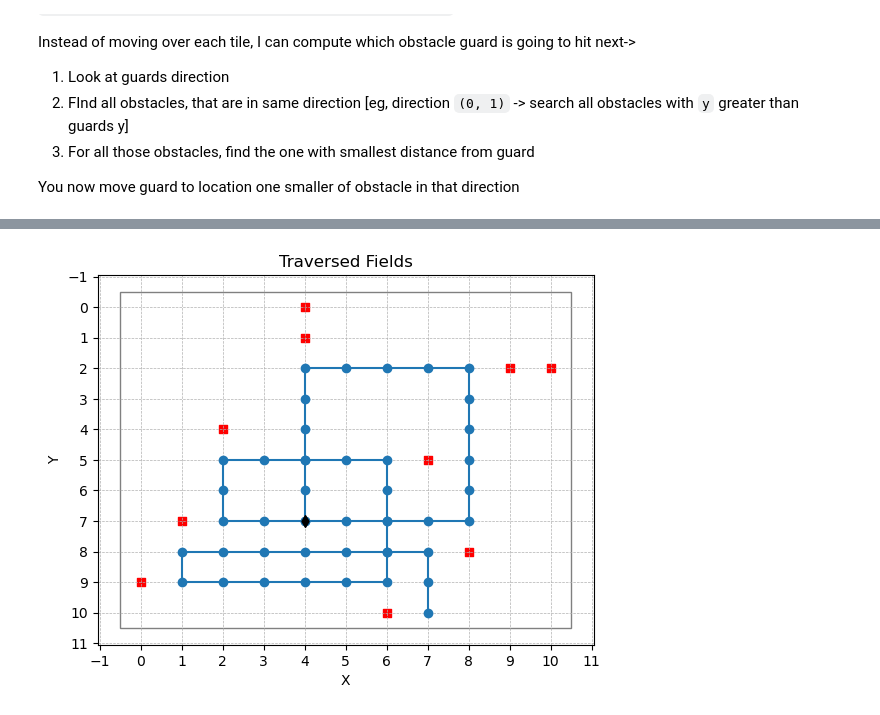
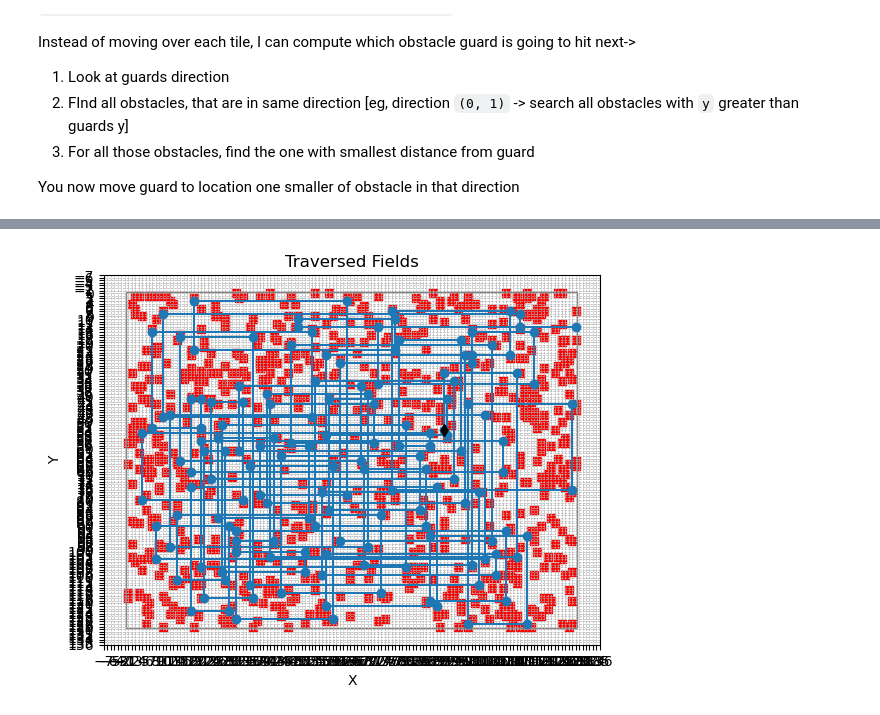
Before and after one commit to CTJoriginal/Advent-of-Code, a Jupyter notebook: 2024/6/Day 6.ipynb, the cells around one changed output, grey strips where cells are left out. Cells and saved outputs as stored; diff of their text form; code cells hidden in the pictures.

```diff
--- a/2024/6/Day 6.ipynb
+++ b/2024/6/Day 6.ipynb
@@ -71,7 +71,7 @@ for y, row in enumerate(dmap):
 
 
 
-traversedFields = np.array([guard.pos])
+TraversedEdges = np.array([guard.pos])
 while True:
     movestatus = guard.checkValidMove(obstacle_indexes, np.array(dmap).shape)
     if movestatus == 0:
@@ -80,14 +80,14 @@ while True:
         break
 
     m = guard.move()
-    traversedFields = np.vstack([traversedFields, m]) if traversedFields.size else np.array([m])
+    TraversedEdges = np.vstack([TraversedEdges, m]) if TraversedEdges.size else np.array([m])
 
 
 
 plt.scatter(np.transpose(obstacle_indexes)[0], np.transpose(obstacle_indexes)[1], marker='s', color="r")
-plt.scatter(traversedFields[0][0], traversedFields[0][1], color="black", zorder=5, marker="d")
+plt.scatter(TraversedEdges[0][0], TraversedEdges[0][1], color="black", zorder=5, marker="d")
 
-plt.plot(traversedFields[:, 0], traversedFields[:, 1], marker='o')
+plt.plot(TraversedEdges[:, 0], TraversedEdges[:, 1], marker='o')
 plt.title('Traversed Fields')
 plt.xlabel('X')
 plt.ylabel('Y')
@@ -98,7 +98,7 @@ plt.gca().yaxis.set_major_locator(plt.MultipleLocator(1))
 plt.gca().invert_yaxis()
 plt.show()
 
-print("Part 1:", len(np.unique(traversedFields, axis=0)))
+print("Part 1:", len(np.unique(TraversedEdges, axis=0)))
 # %% [output]
 [figure]
 Part 1: 41
@@ -135,7 +135,7 @@ You now move guard to location one smaller of obstacle in that direction
 import numpy as np
 from matplotlib import pyplot as plt
 
-with open("test.txt", "r") as file:
+with open("input.txt", "r") as file:
     dmap = [[char for char in line if not char == "\n"] for line in file.readlines()]
 
 
@@ -189,36 +189,54 @@ class Guard:
         else:
             return 1
 
-    def GetNextPosition(self, Obstacles, mapshape):
+    def GetNextObstacle(self, Obstacles, mapshape):
         """Returns:
         - next spot guard can move to
         - None if guard goes out of map
         """
         # 1. Look at guards direction
         # 2. FInd all obstacles, that are in same direction [eg, direction `(0, 1)` -> search all obstacles with `y` greater than guards y] but on same x coordinate
-        # 3. For all those obstacl es, find the one with smallest distance from guard
+        # 3. For all those obstacles, find the one with smallest distance from guard
 
         relevant_obstacles = np.array([])
+        obstacle = np.array([])
 
         if self.direction == 0:  # Up # take obstacle with biggest y
             relevant_obstacles = Obstacles[(Obstacles[:, 1] < self.pos[1]) & (Obstacles[:, 0] == self.pos[0])]
+            if relevant_obstacles.size > 0: # Check is required so we can return non-empty array
+                obstacle =  np.array(relevant_obstacles[np.argmax(relevant_obstacles[:, 1])])
+
+        elif self.direction == 1:  # Left # Take smallest x
+            relevant_obstacles = Obstacles[(Obstacles[:, 0] > self.pos[0]) & (Obstacles[:, 1] == self.pos[1])]
             if relevant_obstacles.size > 0:
-                return relevant_obstacles[np.argmax(relevant_obstacles[:, 1])]
-        elif self.direction == 1:  # Left
-            relevant_obstacles = Obstacles[(Obstacles[:, 0] < self.pos[0]) & (Obstacles[:, 1] == self.pos[1])]
-            if relevant_obstacles.size > 0:
-                return relevant_obstacles[np.argmin(relevant_obstacles[:, 0])]
+                obstacle =  np.array(relevant_obstacles[np.argmin(relevant_obstacles[:, 0])])
+
         elif self.direction == 2:  # Down
             relevant_obstacles = Obstacles[(Obstacles[:, 1] > self.pos[1]) & (Obstacles[:, 0] == self.pos[0])]
             if relevant_obstacles.size > 0:
-                return relevant_obstacles[np.argmin(relevant_obstacles[:, 1])]
+                obstacle =  np.array(relevant_obstacles[np.argmin(relevant_obstacles[:, 1])])
+
         elif self.direction == 3:  # Right
-            relevant_obstacles = Obstacles[(Obstacles[:, 0] > self.pos[0]) & (Obstacles[:, 1] == self.pos[1])]
+            relevant_obstacles = Obstacles[(Obstacles[:, 0] < self.pos[0]) & (Obstacles[:, 1] == self.pos[1])]
             if relevant_obstacles.size > 0:
-                return relevant_obstacles[np.argmax(relevant_obstacles[:, 0])]
+                obstacle =  np.array(relevant_obstacles[np.argmax(relevant_obstacles[:, 0])])
 
-        if relevant_obstacles.size == 0: # if there are no obstacles, guard will run off the map
-            return None # Actually, return edge og map, where guard will exit area AND somehow mark end
+        if obstacle.size> 0:
+            print(obstacle)
+            return np.array(obstacle) - Directions[guard.direction], False
+
+        # GUARD GOES OUT OF AREA
+        if relevant_obstacles.size == 0:
+            # Okay so, if he goes out of map, he goes to max or min value in that direction
+            x, y = self.pos
+            if self.direction == 0: #UP
+                return [x, 0], True
+            if self.direction == 1: #Left
+                return [mapshape[0]-1, y], True
+            if self.direction == 2: #Down
+                return [x, mapshape[1]-1], True
+            if self.direction == 3: #Right
+                return [0, y], True
 
 
 obstacle_indexes = np.array([])
@@ -235,24 +253,29 @@ for y, row in enumerate(dmap):
 
 
 
-traversedFields = np.array([guard.pos])
+TraversedEdges = np.array([guard.pos])
+
 while True:
-    movestatus = guard.checkValidMove(obstacle_indexes, np.array(dmap).shape)
-    print(guard.GetNextPosition(obstacle_indexes, np.array(dmap).shape))
+    next_pos, end = guard.GetNextObstacle(obstacle_indexes, np.array(dmap).shape)
 
-    if movestatus == 0:
-        guard.rotate()
-    if movestatus == -1:
+    guard.pos = next_pos
+
+    TraversedEdges = np.vstack([TraversedEdges, guard.pos]) if TraversedEdges.size else np.array([m])
+    guard.rotate()
+
+    if end:
         break
 
-    m = guard.move()
-    traversedFields = np.vstack([traversedFields, m]) if traversedFields.size else np.array([m])
+
+
+
+
 
 
 plt.scatter(np.transpose(obstacle_indexes)[0], np.transpose(obstacle_indexes)[1], marker='s', color="r")
-plt.scatter(traversedFields[0][0], traversedFields[0][1], color="black", zorder=5, marker="d")
+plt.scatter(TraversedEdges[0][0], TraversedEdges[0][1], color="black", zorder=5, marker="d")
 
-plt.plot(traversedFields[:, 0], traversedFields[:, 1], marker='o')
+plt.plot(TraversedEdges[:, 0], TraversedEdges[:, 1], marker='o')
 plt.title('Traversed Fields')
 plt.xlabel('X')
 plt.ylabel('Y')
@@ -263,5 +286,5 @@ plt.gca().yaxis.set_major_locator(plt.MultipleLocator(1))
 plt.gca().invert_yaxis()
 plt.show()
 
-print("Part 1:", len(np.unique(traversedFields, axis=0)))
+print("Part 1:", len(np.unique(TraversedEdges, axis=0)))
 # %% [output]
@@ -285 +308 @@ None
-[figure, old version]
+[figure, new version]
```
Also changed, not shown: parts of 2 cells of this notebook, 1 other file.
